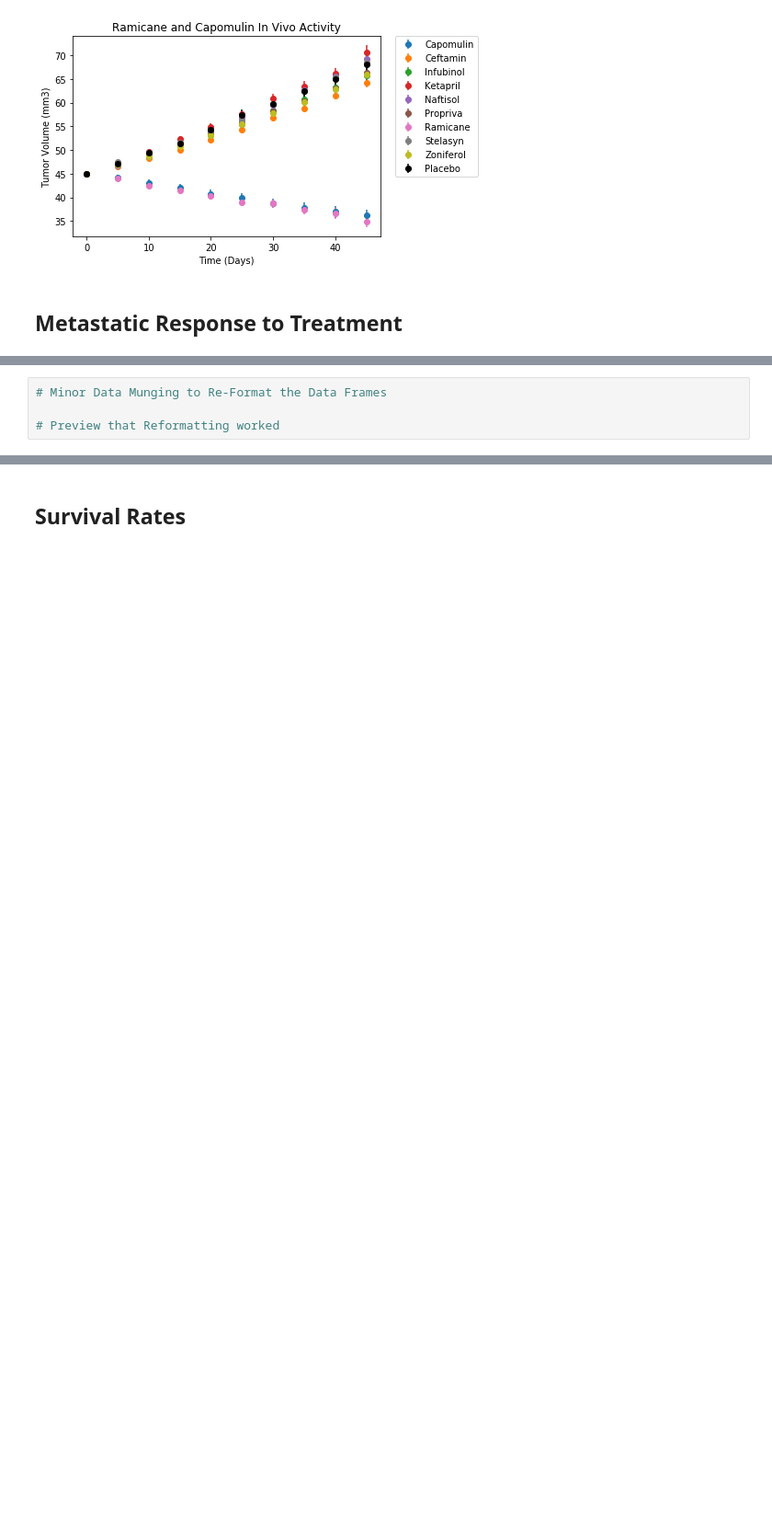
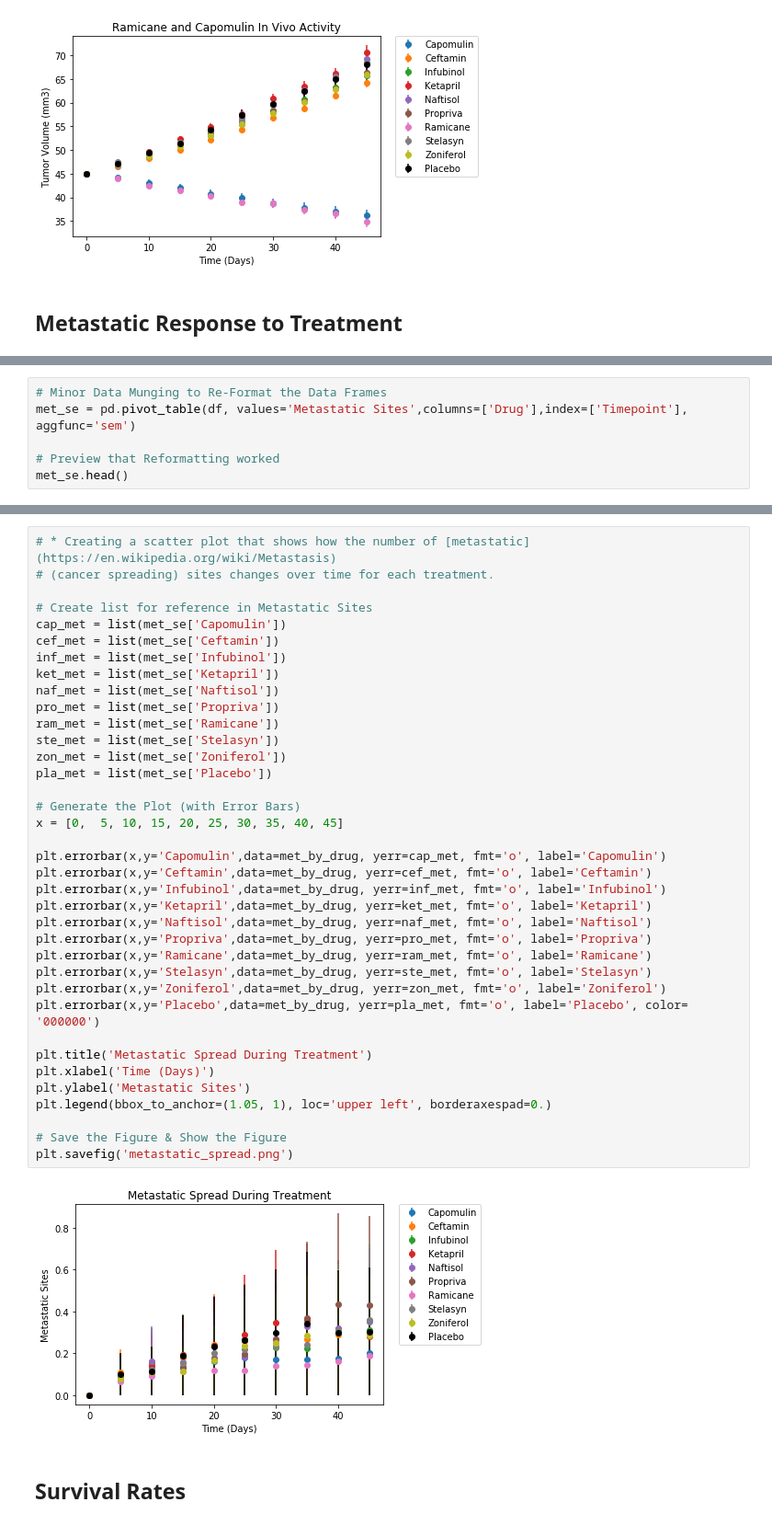
Before and after one commit to catherinegomes/matplotlib-challenge, a Jupyter notebook: Pymaceuticals/pymaceuticals_starter.ipynb, the cells around one changed output, grey strips where cells are left out. Shown at 92% size. Cells and saved outputs as stored; diff of their text form; blank space fills up the shorter version.

Commit message:
Metastatic Sites completed

```diff
--- a/Pymaceuticals/pymaceuticals_starter.ipynb
+++ b/Pymaceuticals/pymaceuticals_starter.ipynb
@@ -154,4 +156,6 @@ plt.savefig('tumor_response_to_treatment.png')
 # %%
 # Minor Data Munging to Re-Format the Data Frames
+met_se = pd.pivot_table(df, values='Metastatic Sites',columns=['Drug'],index=['Timepoint'], aggfunc='sem')
 
 # Preview that Reformatting worked
+met_se.head()
@@ -178,3 +170,42 @@ plt.savefig('tumor_response_to_treatment.png')
+# %%
+# * Creating a scatter plot that shows how the number of [metastatic](https://en.wikipedia.org/wiki/Metastasis)
+# (cancer spreading) sites changes over time for each treatment.
+
+# Create list for reference in Metastatic Sites
+cap_met = list(met_se['Capomulin'])
+cef_met = list(met_se['Ceftamin'])
+inf_met = list(met_se['Infubinol'])
+ket_met = list(met_se['Ketapril'])
+naf_met = list(met_se['Naftisol'])
+pro_met = list(met_se['Propriva'])
+ram_met = list(met_se['Ramicane'])
+ste_met = list(met_se['Stelasyn'])
+zon_met = list(met_se['Zoniferol'])
+pla_met = list(met_se['Placebo'])
+
+# Generate the Plot (with Error Bars)
+x = [0,  5, 10, 15, 20, 25, 30, 35, 40, 45]
+
+plt.errorbar(x,y='Capomulin',data=met_by_drug, yerr=cap_met, fmt='o', label='Capomulin')
+plt.errorbar(x,y='Ceftamin',data=met_by_drug, yerr=cef_met, fmt='o', label='Ceftamin')
+plt.errorbar(x,y='Infubinol',data=met_by_drug, yerr=inf_met, fmt='o', label='Infubinol')
+plt.errorbar(x,y='Ketapril',data=met_by_drug, yerr=ket_met, fmt='o', label='Ketapril')
+plt.errorbar(x,y='Naftisol',data=met_by_drug, yerr=naf_met, fmt='o', label='Naftisol')
+plt.errorbar(x,y='Propriva',data=met_by_drug, yerr=pro_met, fmt='o', label='Propriva')
+plt.errorbar(x,y='Ramicane',data=met_by_drug, yerr=ram_met, fmt='o', label='Ramicane')
+plt.errorbar(x,y='Stelasyn',data=met_by_drug, yerr=ste_met, fmt='o', label='Stelasyn')
+plt.errorbar(x,y='Zoniferol',data=met_by_drug, yerr=zon_met, fmt='o', label='Zoniferol')
+plt.errorbar(x,y='Placebo',data=met_by_drug, yerr=pla_met, fmt='o', label='Placebo', color= '000000')
+
+plt.title('Metastatic Spread During Treatment')
+plt.xlabel('Time (Days)')
+plt.ylabel('Metastatic Sites')
+plt.legend(bbox_to_anchor=(1.05, 1), loc='upper left', borderaxespad=0.)
+
+# Save the Figure & Show the Figure
+plt.savefig('metastatic_spread.png')
+# %% [output]
+[figure, added]
 # %% [markdown]
 ## Survival Rates
 # %%
```
Also changed, not shown: parts of 13 cells of this notebook.
